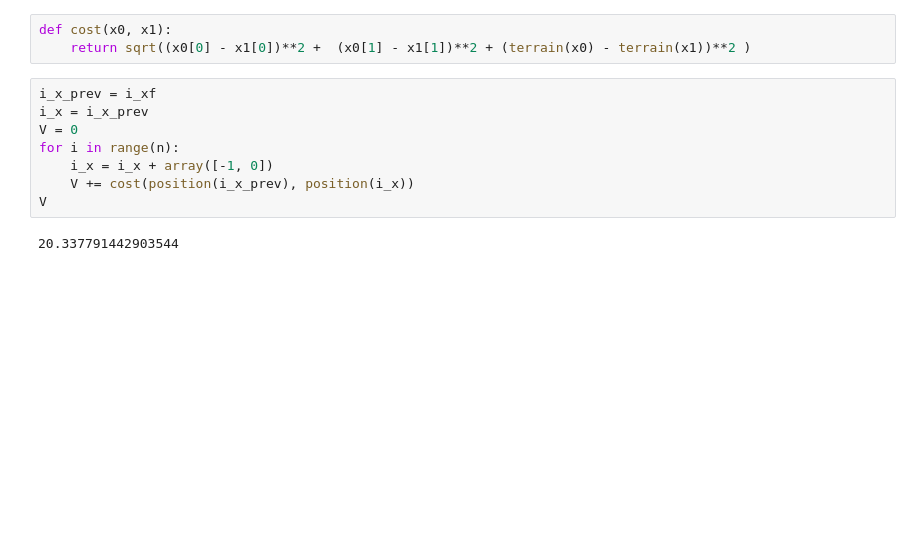
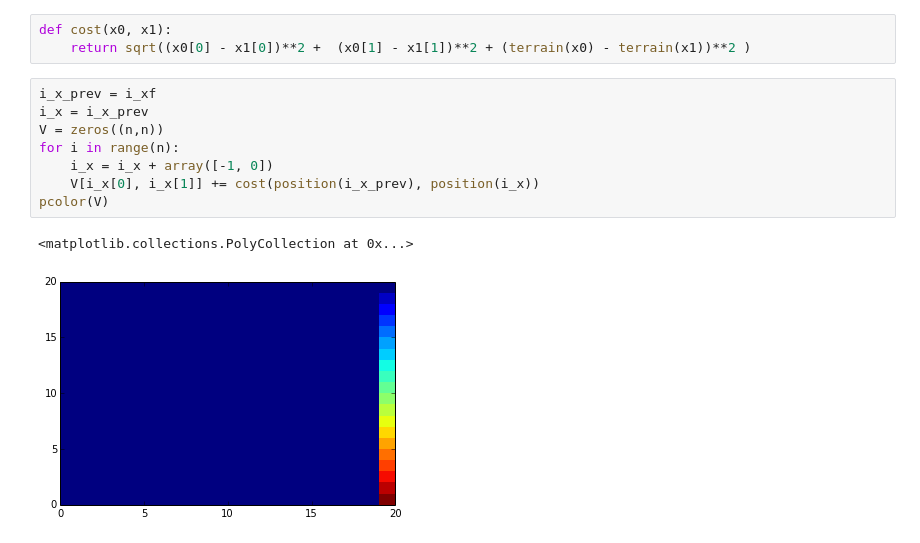
Before and after one commit to jgoppert/control-systems, a Jupyter notebook: HJB Equation.ipynb, the cells around one changed output. Drawn from its saved outputs; the diff is of its cells as text; blank space fills up the shorter version.

Commit message:
Added color plot.

```diff
--- a/HJB Equation.ipynb
+++ b/HJB Equation.ipynb
@@ -85,10 +85,11 @@ def cost(x0, x1):
 # %%
 i_x_prev = i_xf
 i_x = i_x_prev
-V = 0
+V = zeros((n,n))
 for i in range(n):
     i_x = i_x + array([-1, 0])
-    V += cost(position(i_x_prev), position(i_x))
-V
+    V[i_x[0], i_x[1]] += cost(position(i_x_prev), position(i_x))
+pcolor(V)
 # %% [output]
-20.337791442903544
+<matplotlib.collections.PolyCollection at 0x...>
+[figure, added]
```
